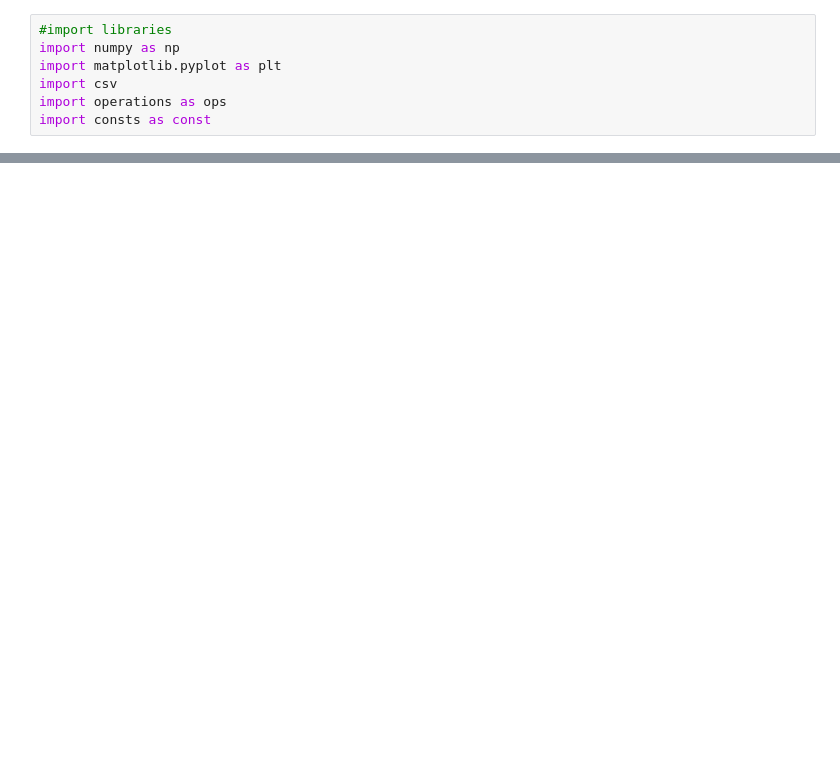
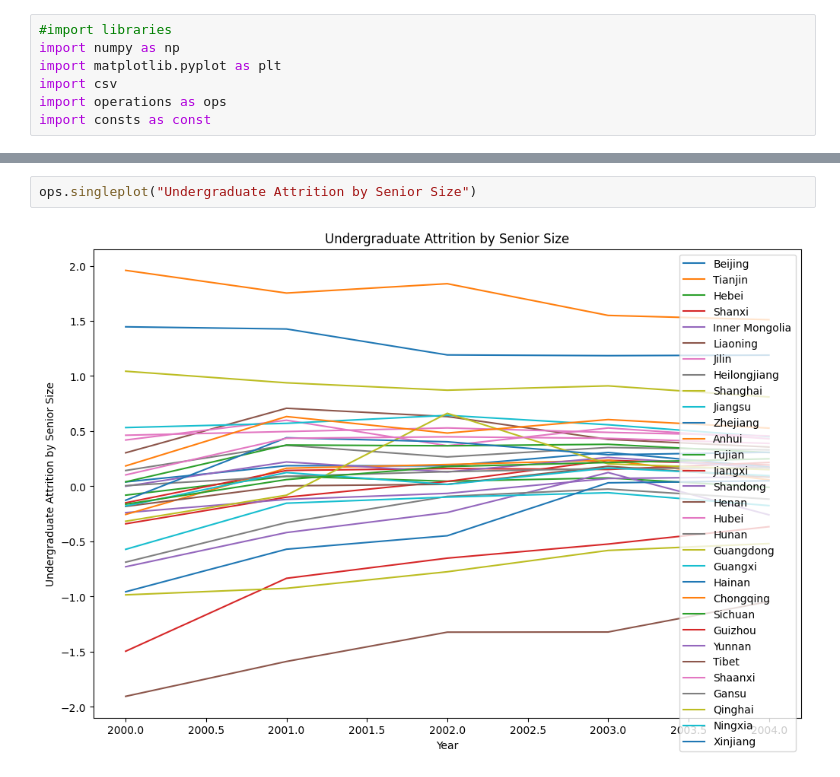
Before and after one commit to kabuto44/Gaokao-Data-Analysis, a Jupyter notebook: Plots.ipynb, the cells around one changed output, grey strips where cells are left out. Drawn from its saved outputs; the diff is of its cells as text; blank space fills up the shorter version.

```diff
--- a/Plots.ipynb
+++ b/Plots.ipynb
@@ -50,0 +18,4 @@ multiplot()
+# %%
+ops.singleplot("Undergraduate Attrition by Senior Size")
+# %% [output]
+[figure, added]
```
Also changed, not shown: parts of 19 cells of this notebook, 23 other files.
